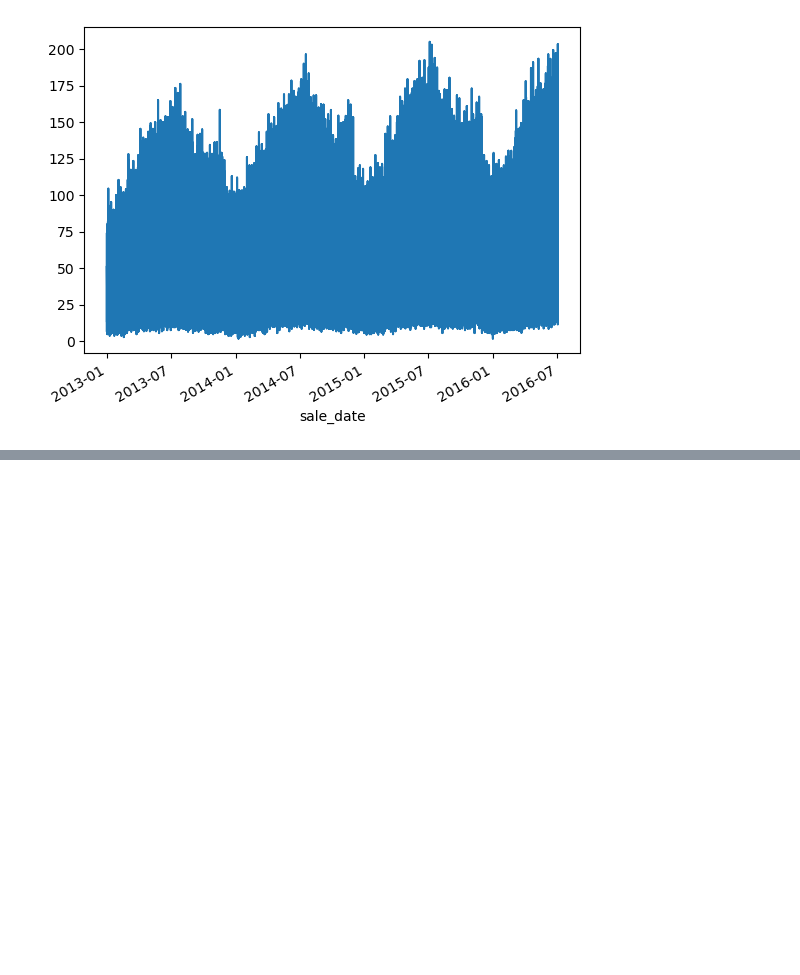
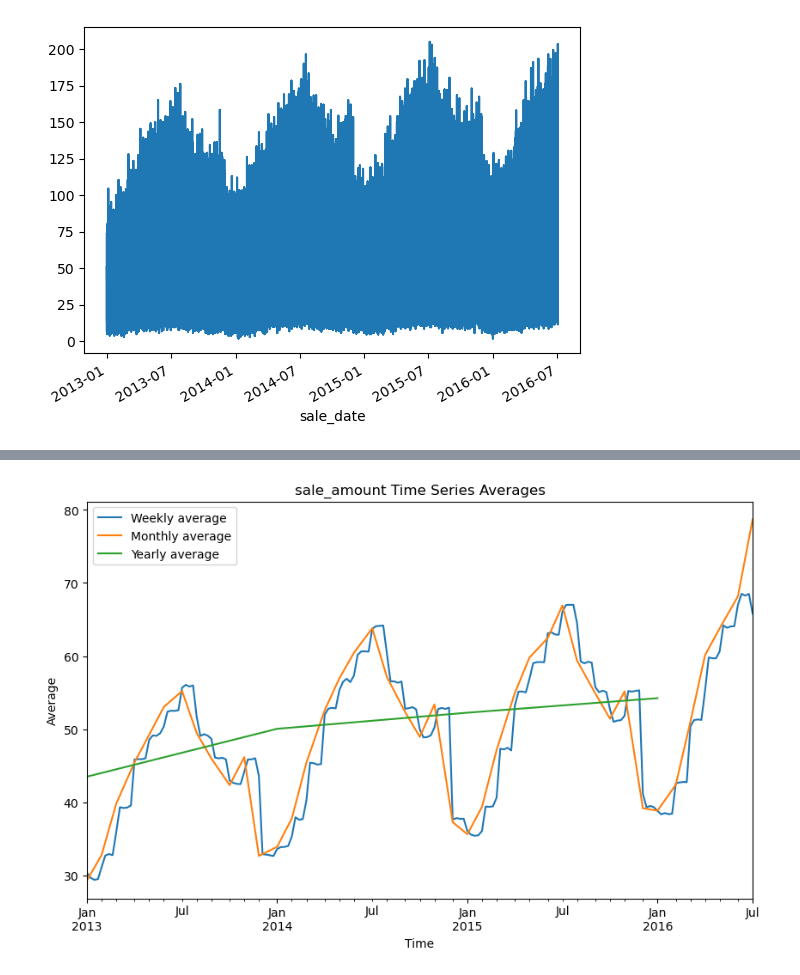
Before and after one commit to Chellyann-moreno/time-series-exercises, a Jupyter notebook: explore_exercises.ipynb, the cells around one changed output, grey strips where cells are left out. Saved outputs shown, nothing was run; the diff lists cells and outputs as text; code cells hidden in the pictures; blank space fills up the shorter version.

```diff
--- a/explore_exercises.ipynb
+++ b/explore_exercises.ipynb
@@ -161,0 +188,4 @@ See the caveats in the documentation: https://pandas.pydata.org/pandas-docs/stab
+# %%
+plot_averages(train,'sale_amount')
+# %% [output]
+[figure, added]
```
Also changed, not shown: parts of 28 cells of this notebook.
